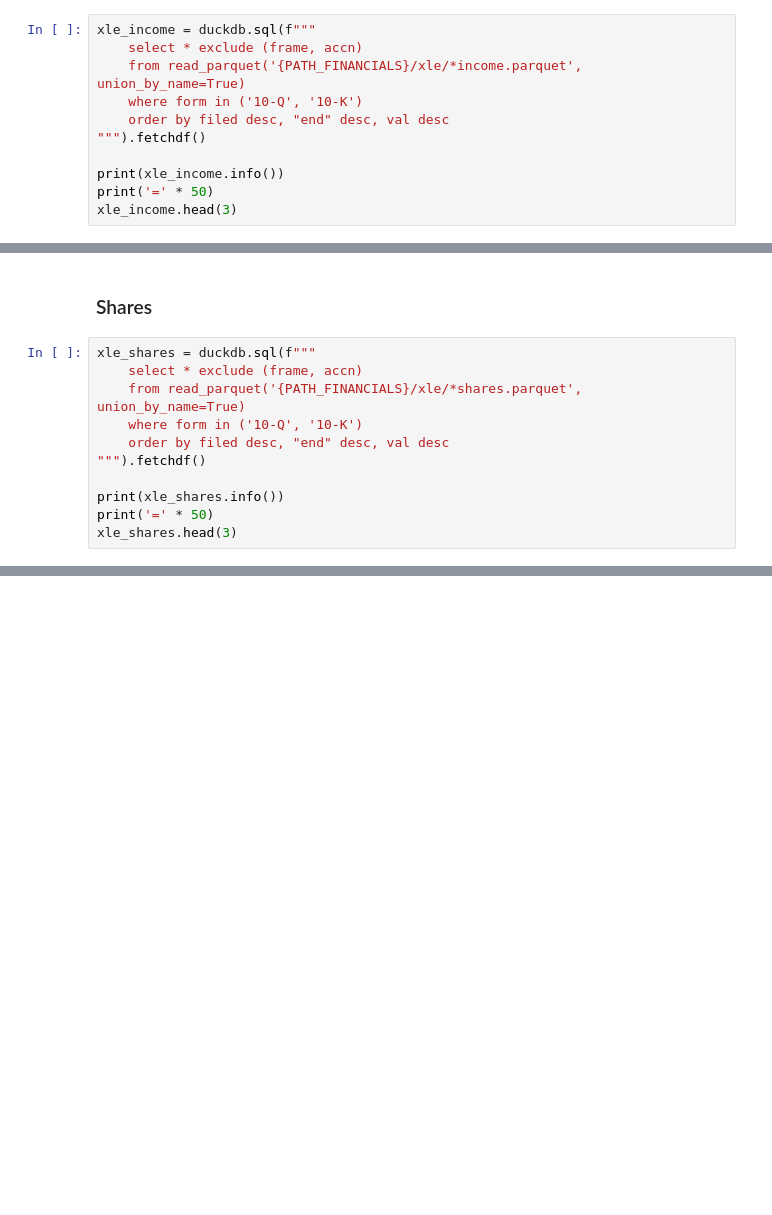
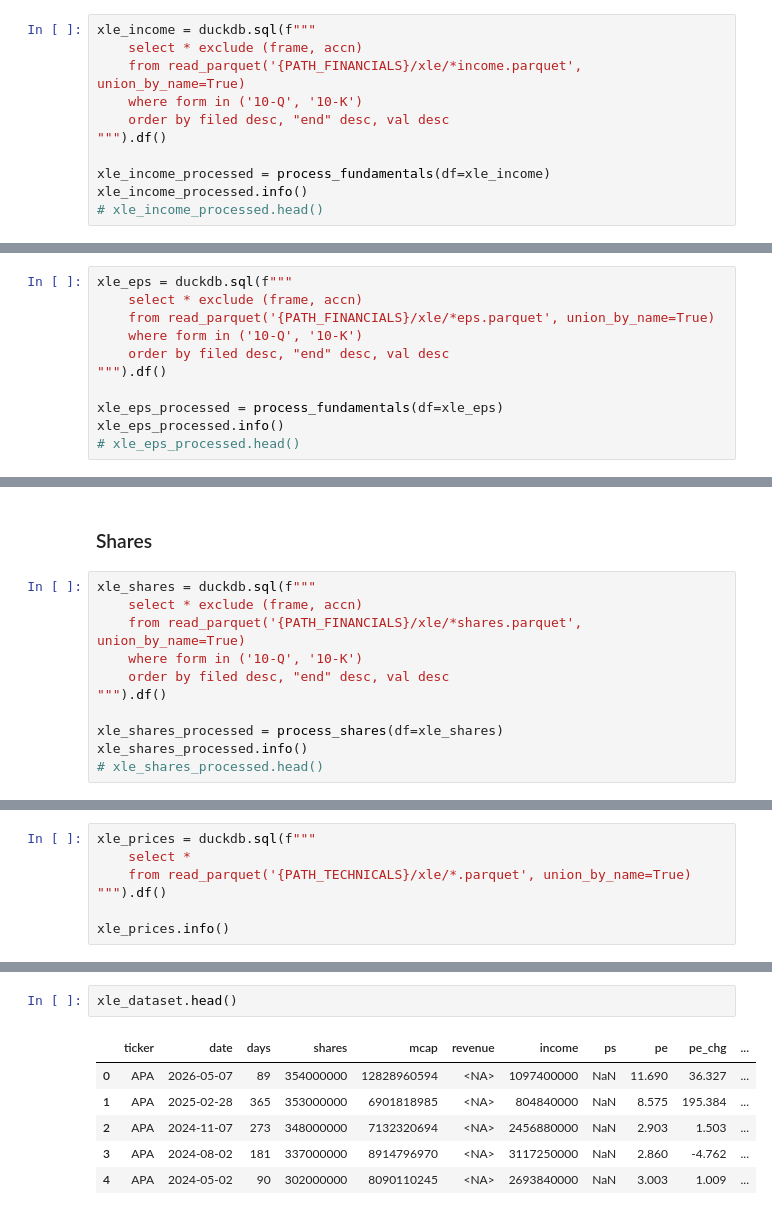
Before and after one commit to rlp-jym/forward-fundamentals-study, a Jupyter notebook: 01-data-ingestion.ipynb, the cells around one changed output, grey strips where cells are left out. Drawn from its saved outputs; the diff is of its cells as text; blank space fills up the shorter version.

Commit message:
Finished XLE template data processing, and updated README

```diff
--- a/01-data-ingestion.ipynb
+++ b/01-data-ingestion.ipynb
@@ -666,10 +694,10 @@ xle_income = duckdb.sql(f"""
     from read_parquet('{PATH_FINANCIALS}/xle/*income.parquet', union_by_name=True)
     where form in ('10-Q', '10-K')
     order by filed desc, "end" desc, val desc
-""").fetchdf()
+""").df()
 
-print(xle_income.info())
-print('=' * 50)
-xle_income.head(3)
+xle_income_processed = process_fundamentals(df=xle_income)
+xle_income_processed.info()
+# xle_income_processed.head()
 # %% [output]
 <class 'pandas.DataFrame'>
@@ -723,0 +741,11 @@ None
+# %%
+xle_eps = duckdb.sql(f"""
+    select * exclude (frame, accn)
+    from read_parquet('{PATH_FINANCIALS}/xle/*eps.parquet', union_by_name=True)
+    where form in ('10-Q', '10-K')
+    order by filed desc, "end" desc, val desc
+""").df()
+
+xle_eps_processed = process_fundamentals(df=xle_eps)
+xle_eps_processed.info()
+# xle_eps_processed.head()
@@ -729,10 +794,10 @@ xle_shares = duckdb.sql(f"""
     from read_parquet('{PATH_FINANCIALS}/xle/*shares.parquet', union_by_name=True)
     where form in ('10-Q', '10-K')
     order by filed desc, "end" desc, val desc
-""").fetchdf()
+""").df()
 
-print(xle_shares.info())
-print('=' * 50)
-xle_shares.head(3)
+xle_shares_processed = process_shares(df=xle_shares)
+xle_shares_processed.info()
+# xle_shares_processed.head()
 # %% [output]
 <class 'pandas.DataFrame'>
@@ -784,0 +837,7 @@ None
+# %%
+xle_prices = duckdb.sql(f"""
+    select *
+    from read_parquet('{PATH_TECHNICALS}/xle/*.parquet', union_by_name=True)
+""").df()
+
+xle_prices.info()
@@ -784,0 +938,9 @@ None
+# %%
+xle_dataset.head()
+# %% [output]
+|  | ticker | date | days | shares | mcap | revenue | income | ps | pe | pe_chg | ... |
+| 0 | APA | 2026-05-07 | 89 | 354000000 | 12828960594 | <NA> | 1097400000 | NaN | 11.690 | 36.327 | ... |
+| 1 | APA | 2025-02-28 | 365 | 353000000 | 6901818985 | <NA> | 804840000 | NaN | 8.575 | 195.384 | ... |
+| 2 | APA | 2024-11-07 | 273 | 348000000 | 7132320694 | <NA> | 2456880000 | NaN | 2.903 | 1.503 | ... |
+| 3 | APA | 2024-08-02 | 181 | 337000000 | 8914796970 | <NA> | 3117250000 | NaN | 2.860 | -4.762 | ... |
+| 4 | APA | 2024-05-02 | 90 | 302000000 | 8090110245 | <NA> | 2693840000 | NaN | 3.003 | 1.009 | ... |
```
Also changed, not shown: parts of 47 cells of this notebook, 1 other file.
